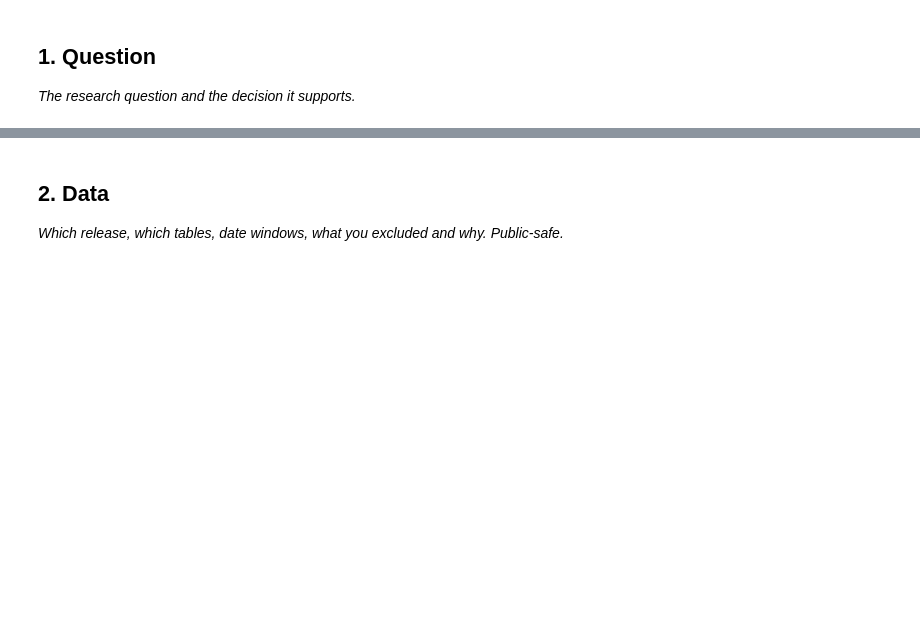
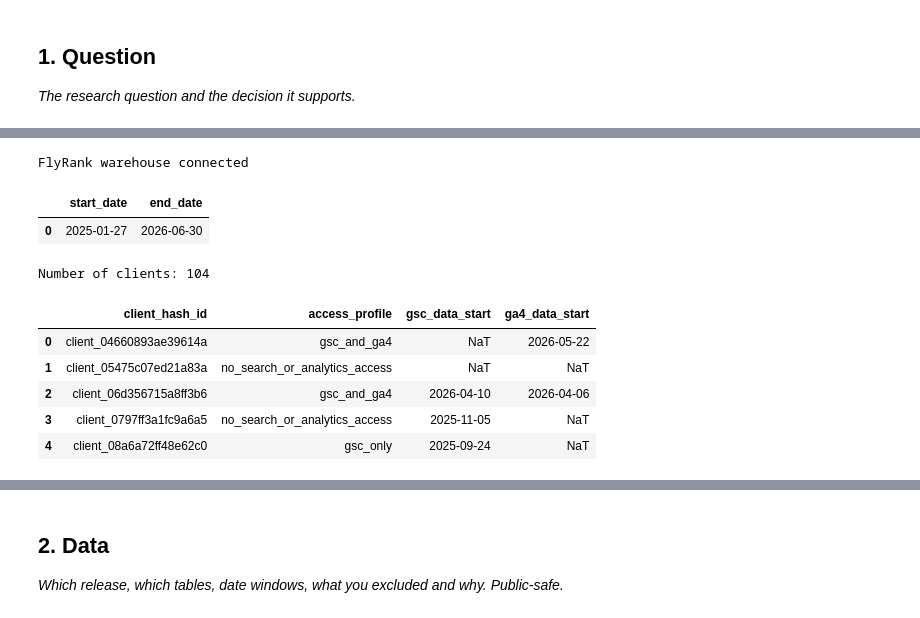
Before and after one commit to suha-2004/flyrank-ml-internship, a Jupyter notebook: work/notebooks/capstone.ipynb, the cells around one changed output, grey strips where cells are left out. Drawn from its saved outputs; the diff is of its cells as text; code cells hidden in the pictures; blank space fills up the shorter version.

```diff
--- a/work/notebooks/capstone.ipynb
+++ b/work/notebooks/capstone.ipynb
@@ -12,0 +44,73 @@ This skeleton is yours to fill. Work the sections **in order** — each one has
+# %%
+# Connect to the FlyRank full release
+
+HF_TOKEN = os.environ.get("HF_TOKEN")
+
+if not HF_TOKEN:
+    try:
+        from google.colab import userdata
+        HF_TOKEN = userdata.get("HF_TOKEN")
+    except Exception:
+        pass
+
+if not HF_TOKEN:
+    raise ValueError("HF_TOKEN not found. Add it to Colab Secrets.")
+
+con = duckdb.connect()
+
+con.execute(
+    f"CREATE OR REPLACE SECRET hf "
+    f"(TYPE huggingface, TOKEN '{HF_TOKEN}')"
+)
+
+REL = "hf://datasets/FlyRank/internship-warehouse"
+
+TABLES = {
+    "dim_clients":
+        f"read_parquet('{REL}/dim_clients.parquet')",
+
+    "dim_content":
+        f"read_parquet('{REL}/dim_content.parquet')",
+
+    "fact_daily":
+        f"read_parquet('{REL}/fact_content_daily_performance/**/*.parquet')",
+
+    "fact_query_90d":
+        f"read_parquet('{REL}/fact_content_query_90d.parquet')"
+}
+
+print("FlyRank warehouse connected")
+# %% [output]
+FlyRank warehouse connected
+# %%
+date_range = con.sql(f"""
+    SELECT
+        MIN(report_date) AS start_date,
+        MAX(report_date) AS end_date
+    FROM {TABLES['fact_daily']}
+""").df()
+
+date_range
+# %% [output]
+|  | start_date | end_date |
+| 0 | 2025-01-27 | 2026-06-30 |
+# %%
+clients = con.sql(f"""
+    SELECT
+        client_hash_id,
+        access_profile,
+        gsc_data_start,
+        ga4_data_start
+    FROM {TABLES['dim_clients']}
+""").df()
+
+print("Number of clients:", len(clients))
+clients.head()
+# %% [output]
+Number of clients: 104
+|  | client_hash_id | access_profile | gsc_data_start | ga4_data_start |
+| 0 | client_04660893ae39614a | gsc_and_ga4 | NaT | 2026-05-22 |
+| 1 | client_05475c07ed21a83a | no_search_or_analytics_access | NaT | NaT |
+| 2 | client_06d356715a8ff3b6 | gsc_and_ga4 | 2026-04-10 | 2026-04-06 |
+| 3 | client_0797ff3a1fc9a6a5 | no_search_or_analytics_access | 2025-11-05 | NaT |
+| 4 | client_08a6a72ff48e62c0 | gsc_only | 2025-09-24 | NaT |
```
Also changed, not shown: parts of 4 cells of this notebook.
